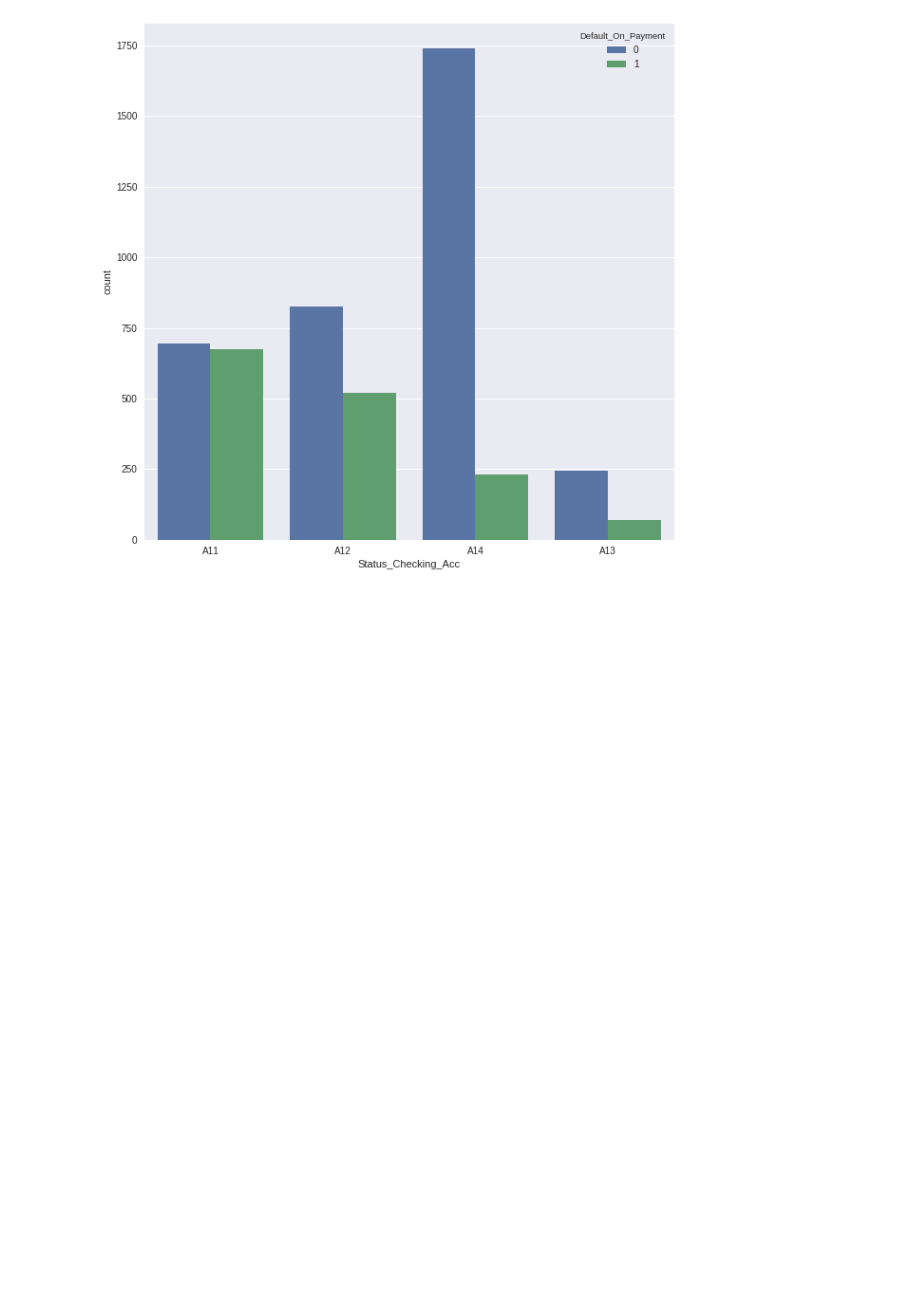
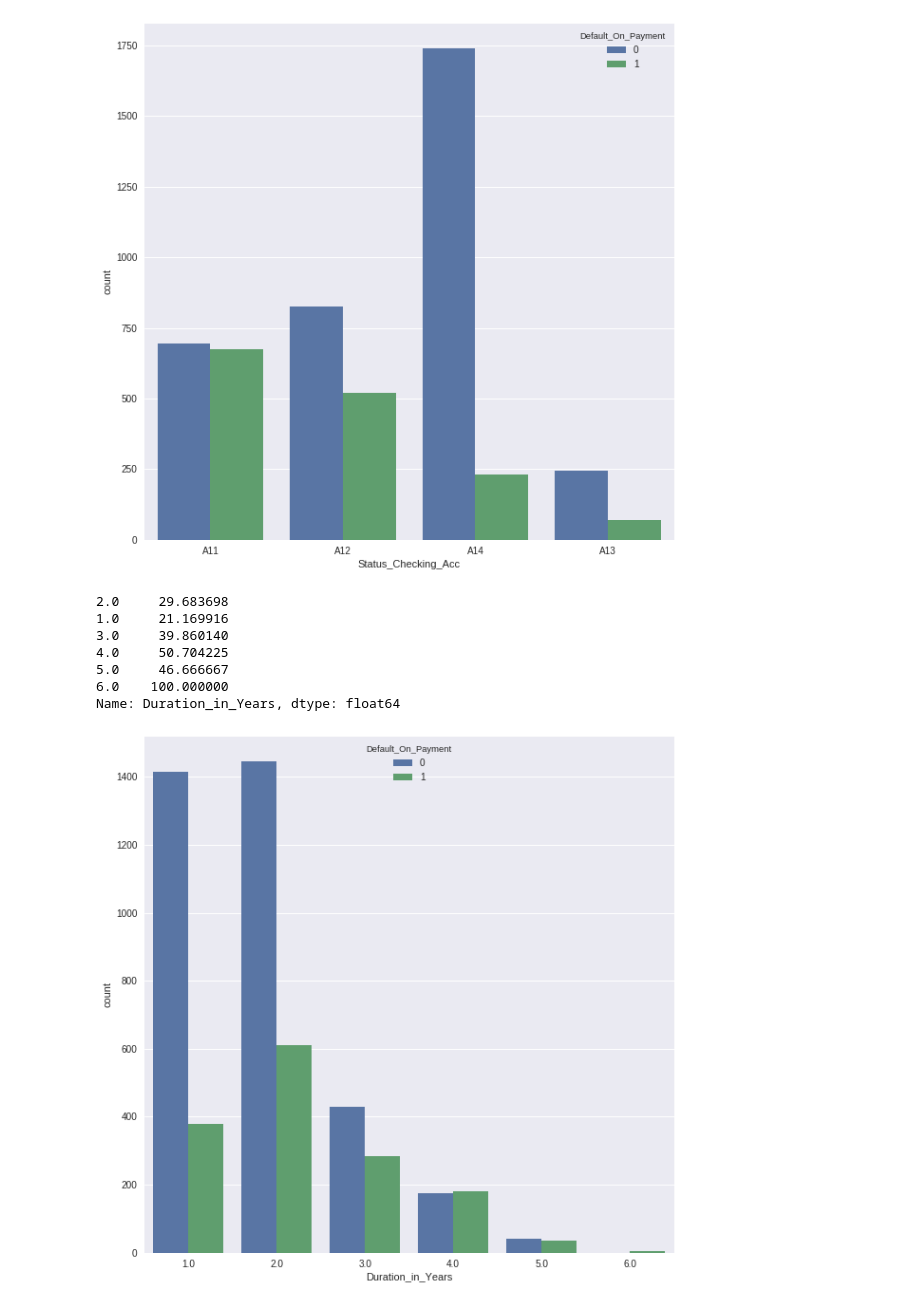
Before and after one commit to dwivediagam/Defaulter, a Jupyter notebook: index.ipynb, the cells around one changed output. Cells and saved outputs as stored; diff of their text form; code cells hidden in the pictures; blank space fills up the shorter version.

```diff
--- a/index.ipynb
+++ b/index.ipynb
@@ -127,3 +95,23 @@ A13    22.222222
 A14    11.675127
 Name: Status_Checking_Acc, dtype: float64
 [figure]
+# %%
+#Default Rate based on Duration in Months
+
+fig, ax = plt.subplots(figsize=(10,10))
+df['Duration_in_Years']=np.ceil(df['Duration_in_Months']/12)
+sns.countplot(x=df['Duration_in_Years'], hue=df['Default_On_Payment'], data=df,ax=ax)
+plt.savefig(my_path+'/plots/Duration in Years Default Rate.png')
+k = df[df['Default_On_Payment']==1]['Duration_in_Years'].value_counts()
+k_not = df[df['Default_On_Payment']==0]['Duration_in_Years'].value_counts()
+k_not[6.0]=0
+print(k/(k+k_not)*100)
+# %% [output]
+2.0     29.683698
+1.0     21.169916
+3.0     39.860140
+4.0     50.704225
+5.0     46.666667
+6.0    100.000000
+Name: Duration_in_Years, dtype: float64
+[figure, added]
```
Also changed, not shown: parts of 31 cells of this notebook, 22 other files.
